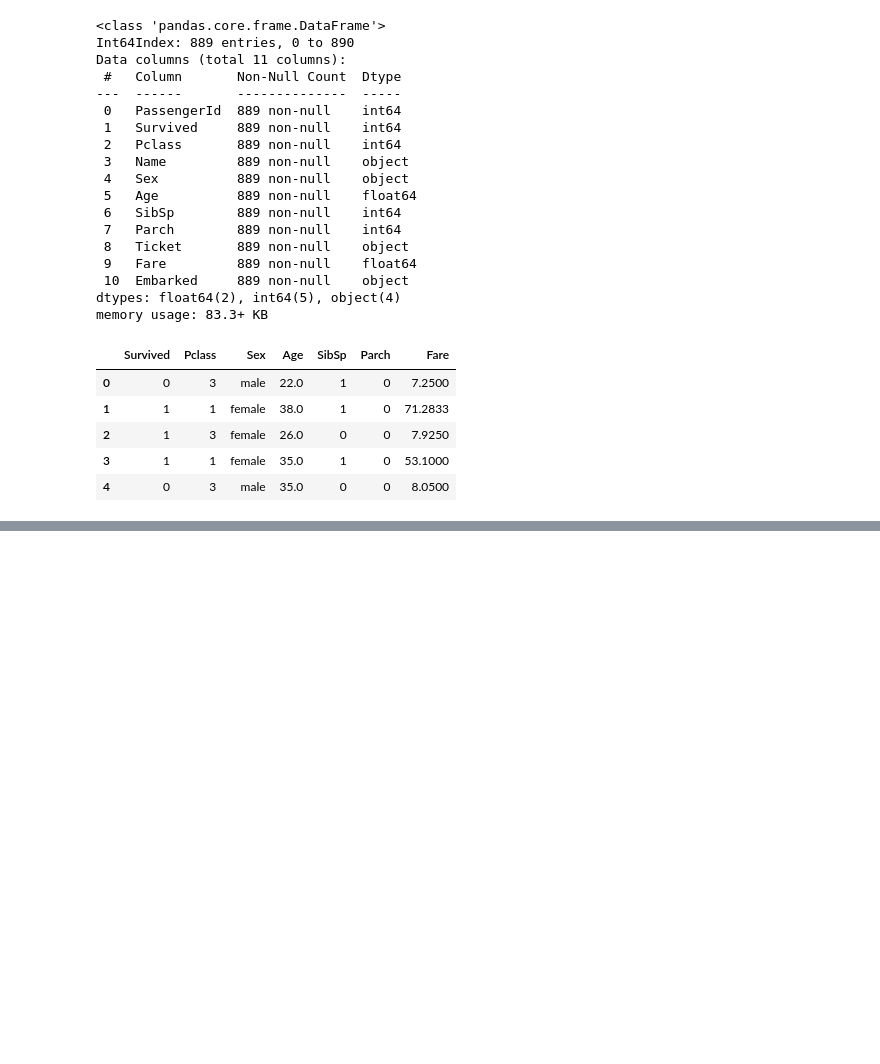
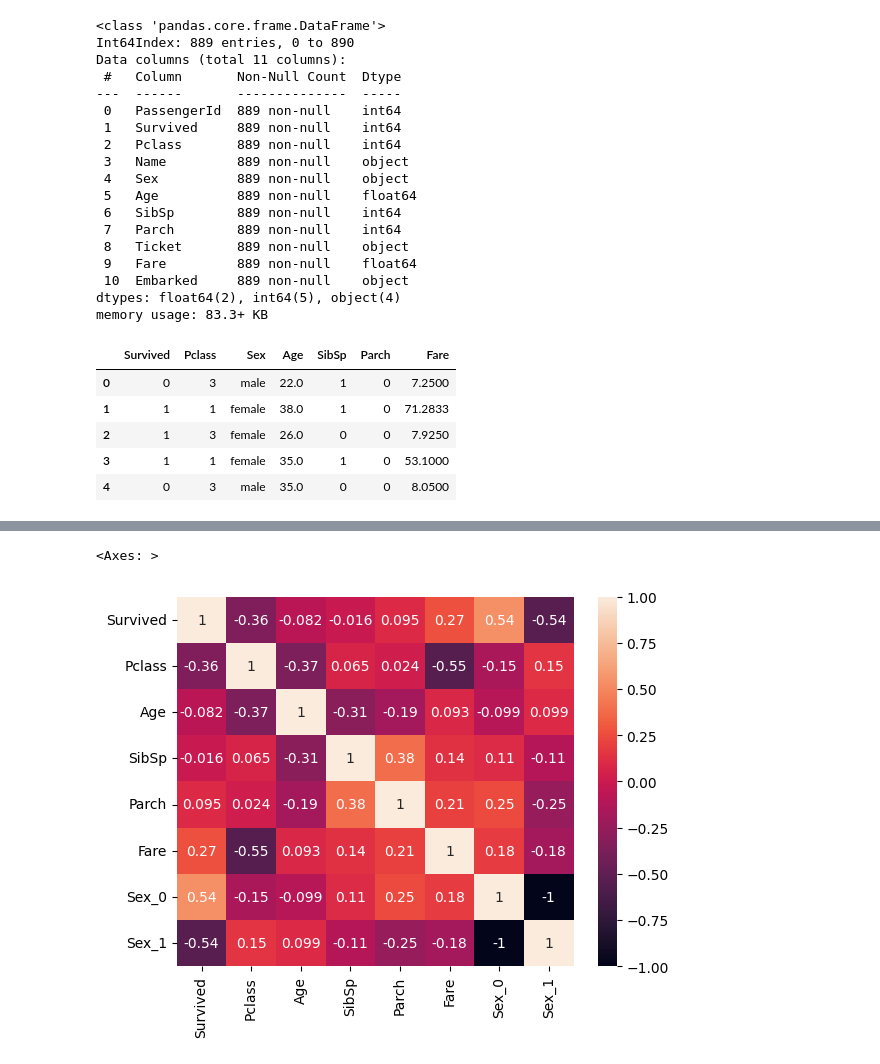
Before and after one commit to Ankith7889/AIML-Project, a Jupyter notebook: titanic.ipynb, the cells around one changed output, grey strips where cells are left out. Saved outputs shown, nothing was run; the diff lists cells and outputs as text; code cells hidden in the pictures; blank space fills up the shorter version.

```diff
--- a/titanic.ipynb
+++ b/titanic.ipynb
@@ -130,0 +135,5 @@ data.head()
+# %%
+from sklearn.preprocessing import LabelEncoder
+sex_enc=LabelEncoder()
+# %%
+data['Sex'] = sex_enc.fit_transform(data['Sex'])
@@ -130,0 +153,2 @@ data.head()
+# %%
+data =  pd.get_dummies(data, columns = ['Sex'])
@@ -130,0 +164,5 @@ data.head()
+# %%
+sns.heatmap(data.corr(), annot = True)
+# %% [output]
+<Axes: >
+[figure, added]
```
Also changed, not shown: parts of 9 cells of this notebook.
